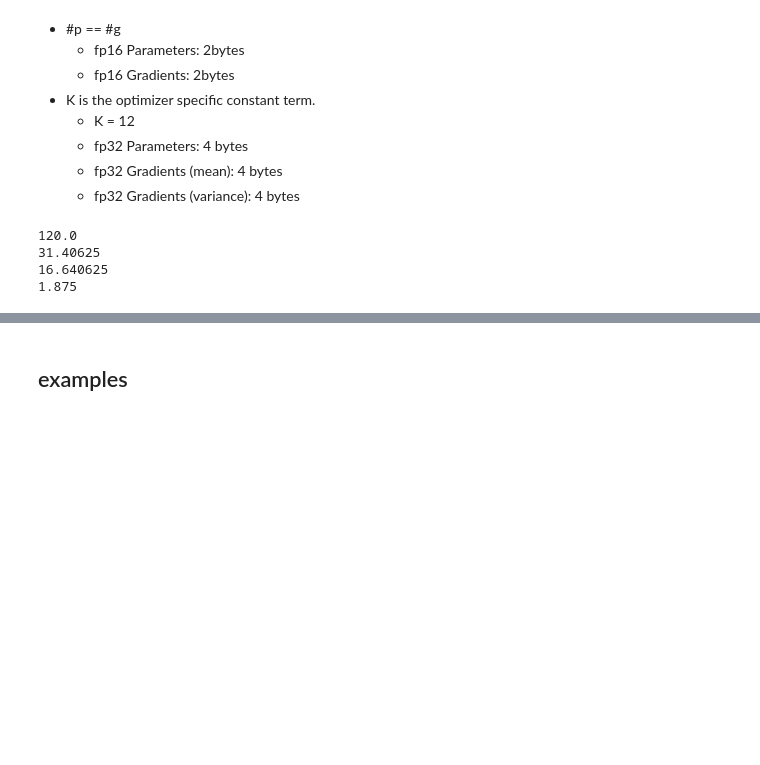
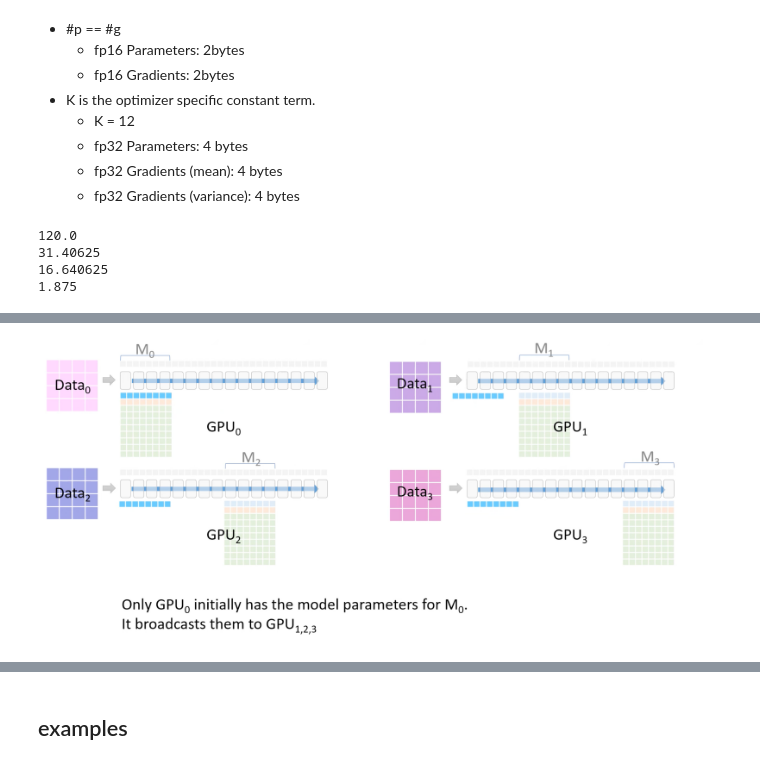
Before and after one commit to chunhuizhang/pytorch_distribute_tutorials, a Jupyter notebook: tutorials/deepspeed_accelerate/deepspeed_basics.ipynb, the cells around one changed output, grey strips where cells are left out. Saved outputs shown, nothing was run; the diff lists cells and outputs as text; code cells hidden in the pictures; blank space fills up the shorter version.

```diff
--- a/tutorials/deepspeed_accelerate/deepspeed_basics.ipynb
+++ b/tutorials/deepspeed_accelerate/deepspeed_basics.ipynb
@@ -67,3 +67,10 @@ print((2+2+K)*psi / N_d / 10**9)
 Image(url='https://miro.medium.com/v2/resize:fit:1400/format:webp/1*QlAuDP1E70FsldhBRsaALw.png', width=800)
 # %% [output]
 [interactive output not drawn]
+# %%
+Image('../../imgs/m0_broadcast.png', width=700)
+
+# all gpus have M0's parameters
+# GPU1,2,3 store them in a temporary buffer;
+# %% [output]
+[figure, added]
```
Also changed, not shown: parts of 4 cells of this notebook, 5 other files.
